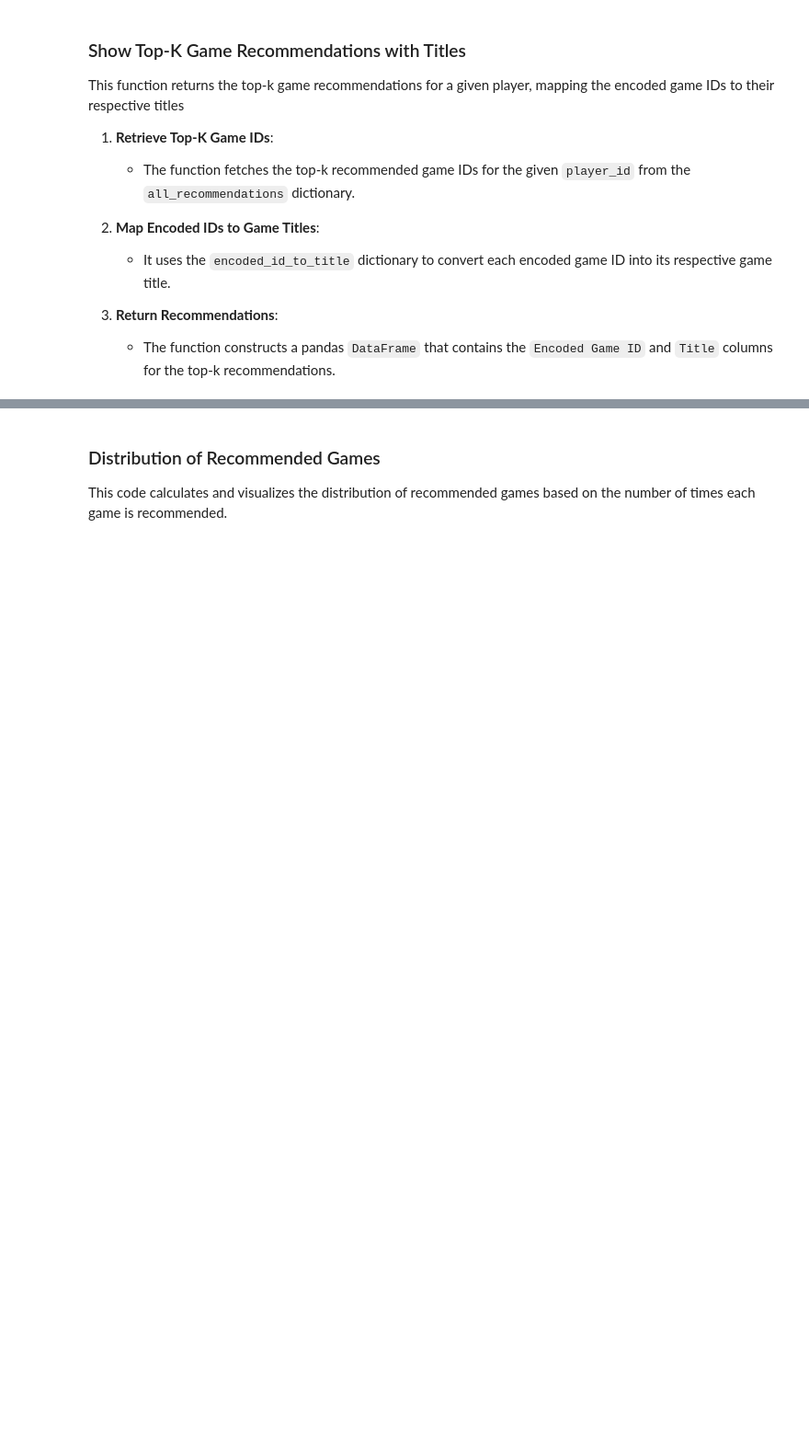
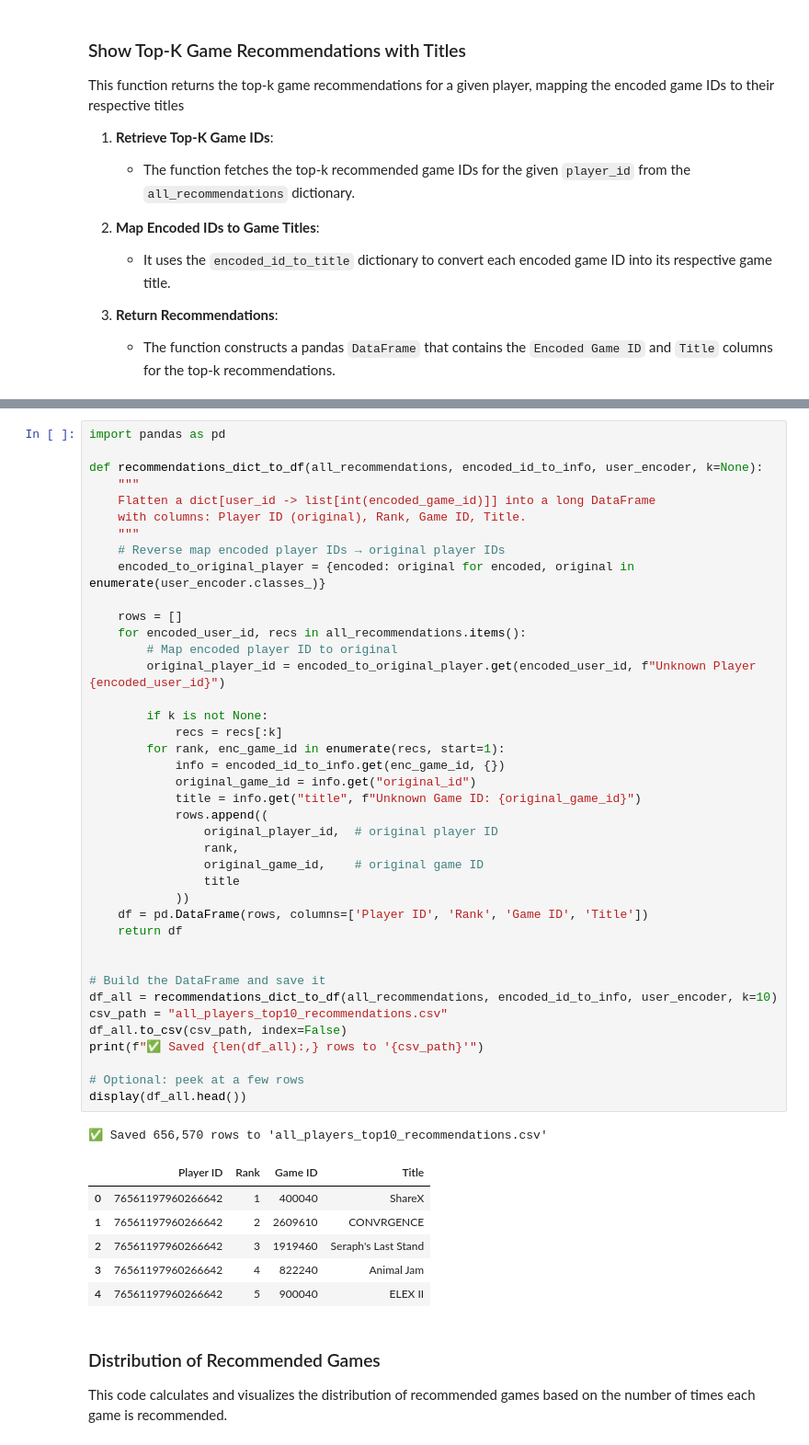
Before and after one commit to Huanqing-Mao/bt4222-steam-games, a Jupyter notebook: src/model/CollaborativeBasedFiltering.ipynb, the cells around one changed output, grey strips where cells are left out. Shown at 92% size. Cells and saved outputs as stored; diff of their text form; blank space fills up the shorter version.

```diff
--- a/src/model/CollaborativeBasedFiltering.ipynb
+++ b/src/model/CollaborativeBasedFiltering.ipynb
@@ -595,3 +600,51 @@ if top_k_recommendations_df is not None:
+# %%
+import pandas as pd
+
+def recommendations_dict_to_df(all_recommendations, encoded_id_to_info, user_encoder, k=None):
+    """
+    Flatten a dict[user_id -> list[int(encoded_game_id)]] into a long DataFrame
+    with columns: Player ID (original), Rank, Game ID, Title.
+    """
+    # Reverse map encoded player IDs → original player IDs
+    encoded_to_original_player = {encoded: original for encoded, original in enumerate(user_encoder.classes_)}
+
+    rows = []
+    for encoded_user_id, recs in all_recommendations.items():
+        # Map encoded player ID to original
+        original_player_id = encoded_to_original_player.get(encoded_user_id, f"Unknown Player {encoded_user_id}")
+
+        if k is not None:
+            recs = recs[:k]
+        for rank, enc_game_id in enumerate(recs, start=1):
+            info = encoded_id_to_info.get(enc_game_id, {})
+            original_game_id = info.get("original_id")
+            title = info.get("title", f"Unknown Game ID: {original_game_id}")
+            rows.append((
+                original_player_id,  # original player ID
+                rank,
+                original_game_id,    # original game ID
+                title
+            ))
+    df = pd.DataFrame(rows, columns=['Player ID', 'Rank', 'Game ID', 'Title'])
+    return df
+
+
+# Build the DataFrame and save it
+df_all = recommendations_dict_to_df(all_recommendations, encoded_id_to_info, user_encoder, k=10)
+csv_path = "all_players_top10_recommendations.csv"
+df_all.to_csv(csv_path, index=False)
+print(f"✅ Saved {len(df_all):,} rows to '{csv_path}'")
+
+# Optional: peek at a few rows
+display(df_all.head())
+# %% [output]
+✅ Saved 656,570 rows to 'all_players_top10_recommendations.csv'
+|  | Player ID | Rank | Game ID | Title |
+| 0 | 76561197960266642 | 1 | 400040 | ShareX |
+| 1 | 76561197960266642 | 2 | 2609610 | CONVRGENCE |
+| 2 | 76561197960266642 | 3 | 1919460 | Seraph's Last Stand |
+| 3 | 76561197960266642 | 4 | 822240 | Animal Jam |
+| 4 | 76561197960266642 | 5 | 900040 | ELEX II |
 # %% [markdown]
 ### Distribution of Recommended Games
 
```
Also changed, not shown: parts of 2 cells of this notebook, 1 other file.
